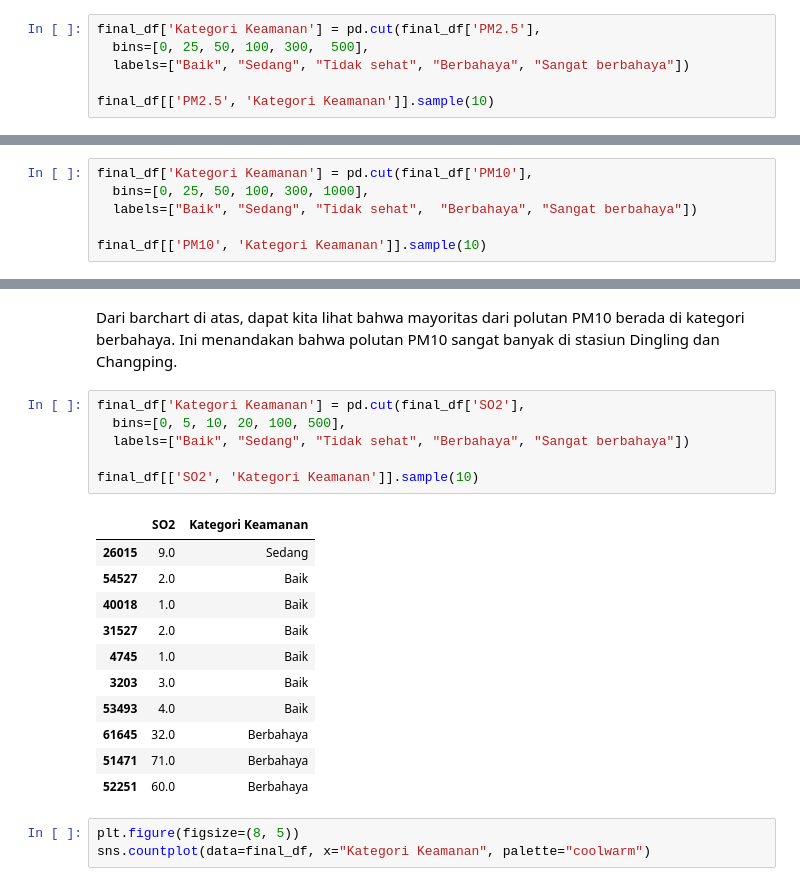
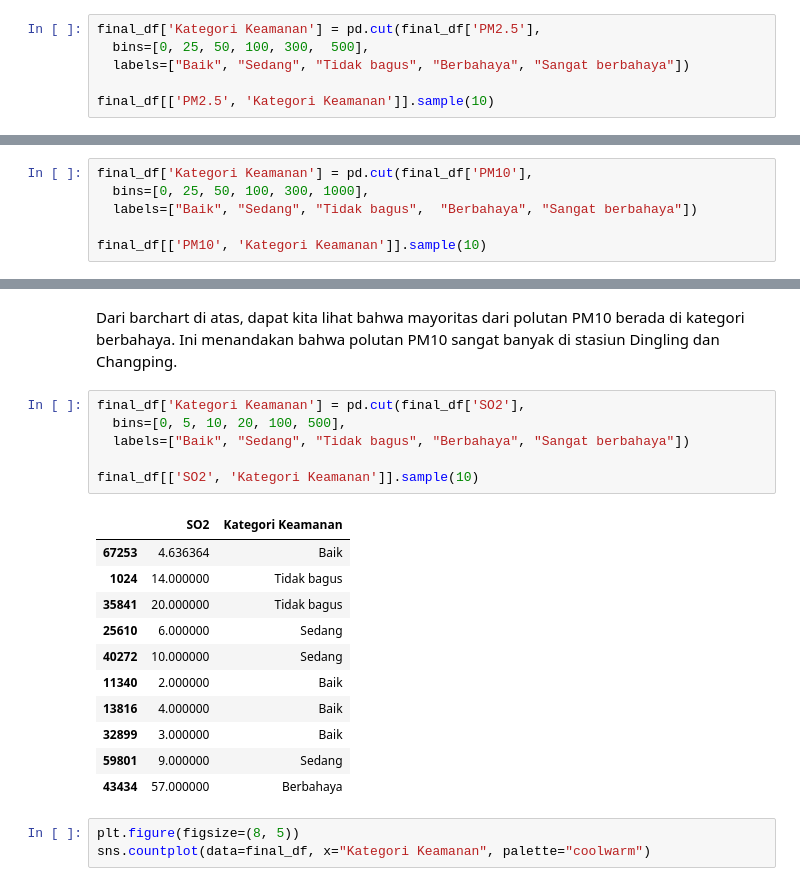
Before and after one commit to feliciasalim/Data-Analysis-Air-Quality, a Jupyter notebook: notebook.ipynb, the cells around one changed output, grey strips where cells are left out. Drawn from its saved outputs; the diff is of its cells as text.

```diff
--- a/notebook.ipynb
+++ b/notebook.ipynb
@@ -672,7 +672,7 @@ Analisis lanjutan ini dilakukan untuk mengkategorikan setiap polutan ke 5 katego
 # %%
 final_df['Kategori Keamanan'] = pd.cut(final_df['PM2.5'],
   bins=[0, 25, 50, 100, 300,  500],
-  labels=["Baik", "Sedang", "Tidak sehat", "Berbahaya", "Sangat berbahaya"])
+  labels=["Baik", "Sedang", "Tidak bagus", "Berbahaya", "Sangat berbahaya"])
 
 final_df[['PM2.5', 'Kategori Keamanan']].sample(10)
 # %% [output]
@@ -701,7 +701,7 @@ Dari barchart di atas, dapat kita lihat bahwa mayoritas dari polutan PM2.5 berad
 # %%
 final_df['Kategori Keamanan'] = pd.cut(final_df['PM10'],
   bins=[0, 25, 50, 100, 300, 1000],
-  labels=["Baik", "Sedang", "Tidak sehat",  "Berbahaya", "Sangat berbahaya"])
+  labels=["Baik", "Sedang", "Tidak bagus",  "Berbahaya", "Sangat berbahaya"])
 
 final_df[['PM10', 'Kategori Keamanan']].sample(10)
 # %% [output]
@@ -730,21 +730,21 @@ Dari barchart di atas, dapat kita lihat bahwa mayoritas dari polutan PM10 berada
 # %%
 final_df['Kategori Keamanan'] = pd.cut(final_df['SO2'],
   bins=[0, 5, 10, 20, 100, 500],
-  labels=["Baik", "Sedang", "Tidak sehat", "Berbahaya", "Sangat berbahaya"])
+  labels=["Baik", "Sedang", "Tidak bagus", "Berbahaya", "Sangat berbahaya"])
 
 final_df[['SO2', 'Kategori Keamanan']].sample(10)
 # %% [output]
 |  | SO2 | Kategori Keamanan |
-| 26015 | 9.0 | Sedang |
-| 54527 | 2.0 | Baik |
-| 40018 | 1.0 | Baik |
-| 31527 | 2.0 | Baik |
-| 4745 | 1.0 | Baik |
-| 3203 | 3.0 | Baik |
-| 53493 | 4.0 | Baik |
-| 61645 | 32.0 | Berbahaya |
-| 51471 | 71.0 | Berbahaya |
-| 52251 | 60.0 | Berbahaya |
+| 67253 | 4.636364 | Baik |
+| 1024 | 14.000000 | Tidak bagus |
+| 35841 | 20.000000 | Tidak bagus |
+| 25610 | 6.000000 | Sedang |
+| 40272 | 10.000000 | Sedang |
+| 11340 | 2.000000 | Baik |
+| 13816 | 4.000000 | Baik |
+| 32899 | 3.000000 | Baik |
+| 59801 | 9.000000 | Sedang |
+| 43434 | 57.000000 | Berbahaya |
 # %%
 plt.figure(figsize=(8, 5))
 sns.countplot(data=final_df, x="Kategori Keamanan", palette="coolwarm")
```
Also changed, not shown: parts of 5 cells of this notebook.
